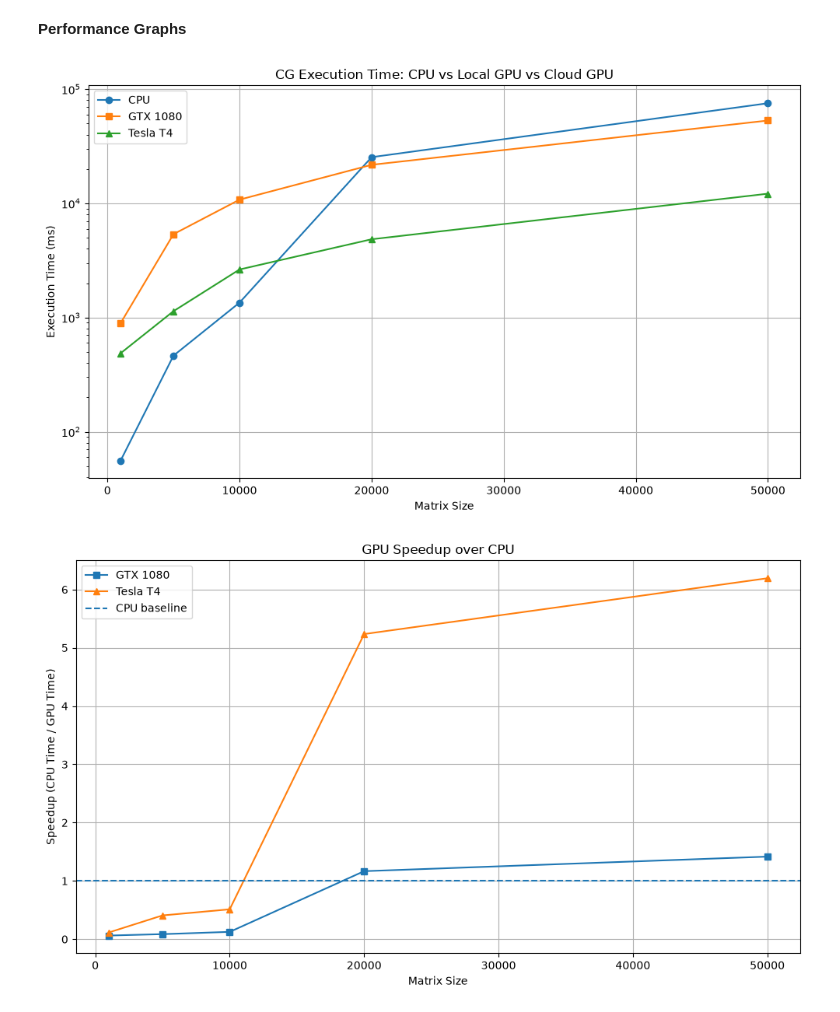
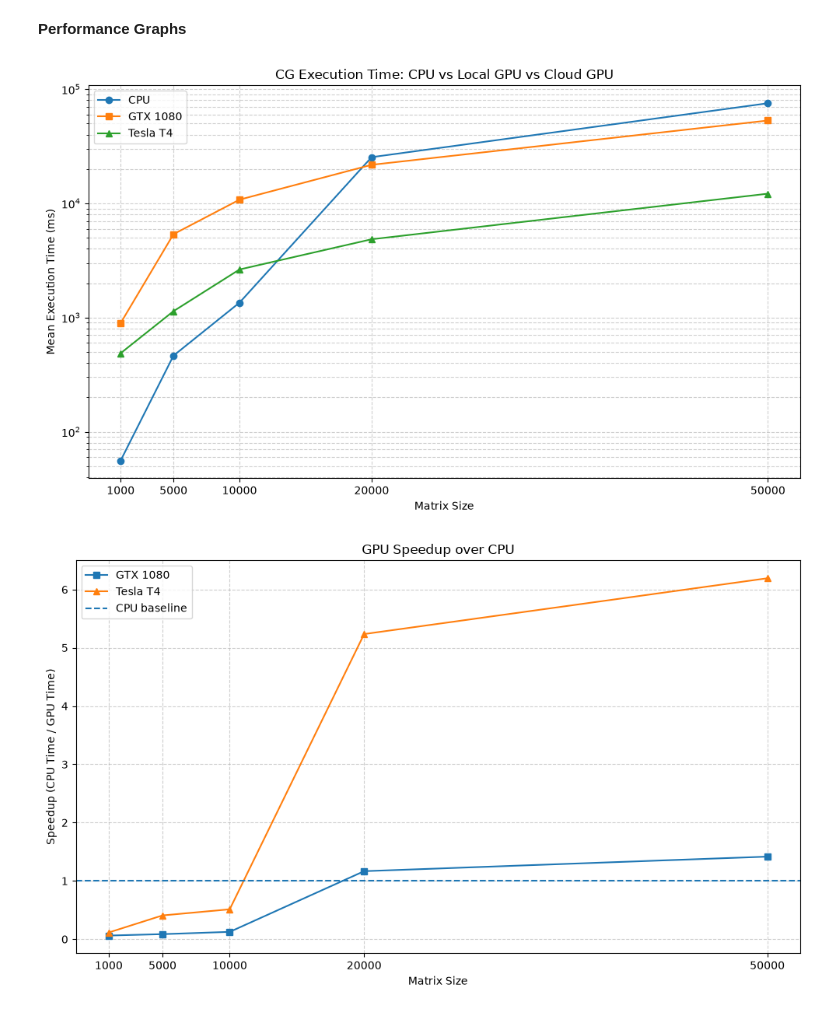
Before and after one commit to GiriPrasathK/Intelligent-System-Project, a Jupyter notebook: Notebooks/Local_GPU_Benchmark.ipynb, the cells around one changed output. Saved outputs shown, nothing was run; the diff lists cells and outputs as text; code cells hidden in the pictures.

```diff
--- a/Notebooks/Local_GPU_Benchmark.ipynb
+++ b/Notebooks/Local_GPU_Benchmark.ipynb
@@ -1071,51 +1071,80 @@ See https://pandas.pydata.org/docs/dev/whatsnew/v3.1.0.html#deprecation-inplace
 # %% [markdown]
 **Performance Graphs**
 # %%
+
 import matplotlib.pyplot as plt
 
-# Execution time comparison
 plt.figure(figsize=(10, 6))
 
-plt.plot(comparison_df["Matrix_Size"],
-         comparison_df["CPU_ms"], marker="o", label="CPU")
+plt.plot(
+    comparison_df["Matrix_Size"],
+    comparison_df["CPU_ms"],
+    marker="o",
+    label="CPU"
+)
 
-plt.plot(comparison_df["Matrix_Size"],
-         comparison_df["GTX1080_ms"], marker="s", label="GTX 1080")
+plt.plot(
+    comparison_df["Matrix_Size"],
+    comparison_df["GTX1080_ms"],
+    marker="s",
+    label="GTX 1080"
+)
 
-plt.plot(comparison_df["Matrix_Size"],
-         comparison_df["T4_ms"], marker="^", label="Tesla T4")
+plt.plot(
+    comparison_df["Matrix_Size"],
+    comparison_df["T4_ms"],
+    marker="^",
+    label="Tesla T4"
+)
 
 plt.xlabel("Matrix Size")
-plt.ylabel("Execution Time (ms)")
+plt.ylabel("Mean Execution Time (ms)")
 plt.title("CG Execution Time: CPU vs Local GPU vs Cloud GPU")
+
 plt.yscale("log")
+plt.xticks(comparison_df["Matrix_Size"])
 plt.legend()
-plt.grid(True)
+plt.grid(True, which="both", linestyle="--", alpha=0.6)
+
 plt.tight_layout()
 plt.savefig("cg_execution_time_comparison.png", dpi=300)
 plt.show()
 # %% [output]
-[figure, old version]
+[figure, new version]
 # %%
+
 plt.figure(figsize=(10, 6))
 
-plt.plot(comparison_df["Matrix_Size"],
-         comparison_df["GTX1080_Speedup"],
-         marker="s", label="GTX 1080")
+plt.plot(
+    comparison_df["Matrix_Size"],
+    comparison_df["GTX1080_Speedup"],
+    marker="s",
+    label="GTX 1080"
+)
 
-plt.plot(comparison_df["Matrix_Size"],
-         comparison_df["T4_Speedup"],
-         marker="^", label="Tesla T4")
+plt.plot(
+    comparison_df["Matrix_Size"],
+    comparison_df["T4_Speedup"],
+    marker="^",
+    label="Tesla T4"
+)
 
-plt.axhline(y=1, linestyle="--", label="CPU baseline")
+plt.axhline(
+    y=1,
+    linestyle="--",
+    label="CPU baseline"
+)
 
 plt.xlabel("Matrix Size")
 plt.ylabel("Speedup (CPU Time / GPU Time)")
 plt.title("GPU Speedup over CPU")
+
+plt.xticks(comparison_df["Matrix_Size"])
 plt.legend()
-plt.grid(True)
+plt.grid(True, linestyle="--", alpha=0.6)
+
 plt.tight_layout()
 plt.savefig("cg_speedup_comparison.png", dpi=300)
 plt.show()
 # %% [output]
-[figure, old version]
+[figure, new version]
```
Also changed, not shown: parts of 2 cells of this notebook.
